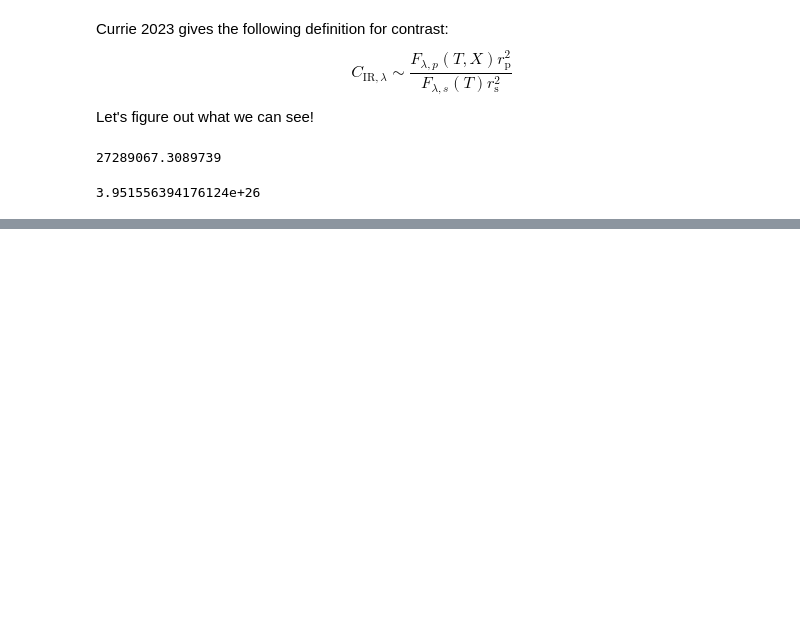
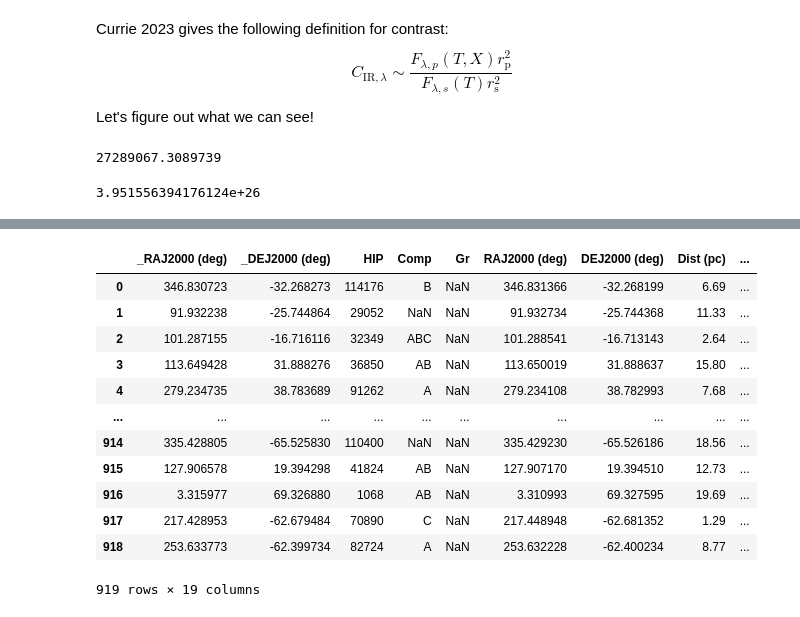
Before and after one commit to greenspaceexplorer/AMDS2025-Planet-Formation-Accretion, a Jupyter notebook: calculations.ipynb, the cells around one changed output, grey strips where cells are left out. Drawn from its saved outputs; the diff is of its cells as text; code cells hidden in the pictures; blank space fills up the shorter version.

```diff
--- a/calculations.ipynb
+++ b/calculations.ipynb
@@ -221,0 +306,17 @@ plt.show()
+# %%
+targetsDF = pd.read_csv('planet_architecture_targets.csv')
+targetsDF
+# %% [output]
+|  | _RAJ2000 (deg) | _DEJ2000 (deg) | HIP | Comp | Gr | RAJ2000 (deg) | DEJ2000 (deg) | Dist (pc) | ... |
+| 0 | 346.830723 | -32.268273 | 114176 | B | NaN | 346.831366 | -32.268199 | 6.69 | ... |
+| 1 | 91.932238 | -25.744864 | 29052 | NaN | NaN | 91.932734 | -25.744368 | 11.33 | ... |
+| 2 | 101.287155 | -16.716116 | 32349 | ABC | NaN | 101.288541 | -16.713143 | 2.64 | ... |
+| 3 | 113.649428 | 31.888276 | 36850 | AB | NaN | 113.650019 | 31.888637 | 15.80 | ... |
+| 4 | 279.234735 | 38.783689 | 91262 | A | NaN | 279.234108 | 38.782993 | 7.68 | ... |
+| ... | ... | ... | ... | ... | ... | ... | ... | ... | ... |
+| 914 | 335.428805 | -65.525830 | 110400 | NaN | NaN | 335.429230 | -65.526186 | 18.56 | ... |
+| 915 | 127.906578 | 19.394298 | 41824 | AB | NaN | 127.907170 | 19.394510 | 12.73 | ... |
+| 916 | 3.315977 | 69.326880 | 1068 | AB | NaN | 3.310993 | 69.327595 | 19.69 | ... |
+| 917 | 217.428953 | -62.679484 | 70890 | C | NaN | 217.448948 | -62.681352 | 1.29 | ... |
+| 918 | 253.633773 | -62.399734 | 82724 | A | NaN | 253.632228 | -62.400234 | 8.77 | ... |
+919 rows × 19 columns
```
Also changed, not shown: parts of 17 cells of this notebook, 2 other files.
